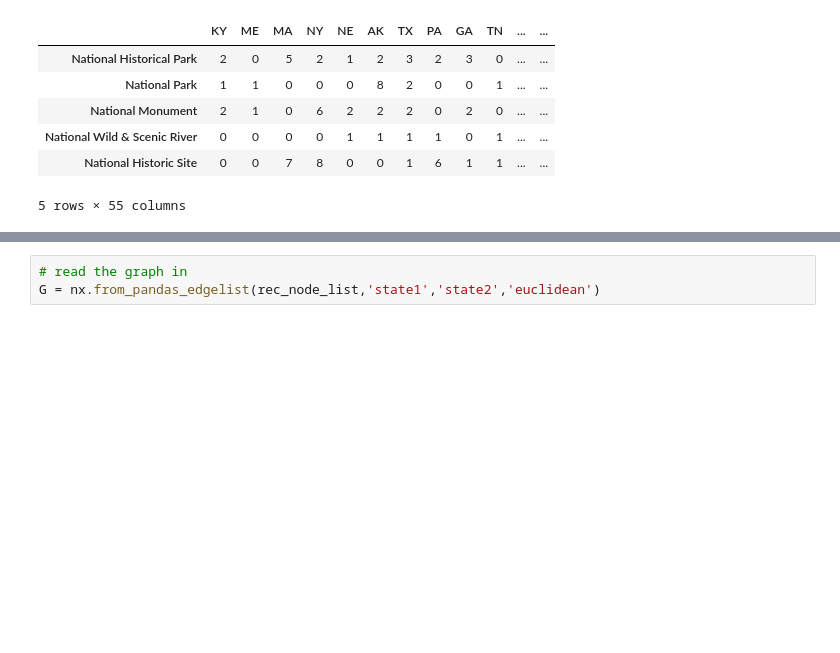
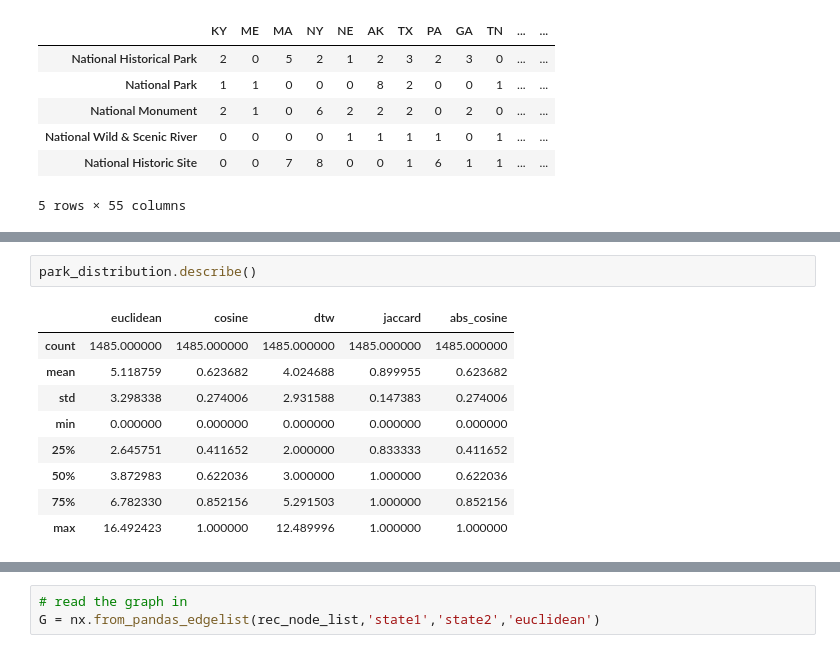
Before and after one commit to scmcqueen/NationalParksDataMining, a Jupyter notebook: state_similarity.ipynb, the cells around one changed output, grey strips where cells are left out. Cells and saved outputs as stored; diff of their text form; blank space fills up the shorter version.

```diff
--- a/state_similarity.ipynb
+++ b/state_similarity.ipynb
@@ -524,0 +563,12 @@ visit_data.groupby(['Region','state_2','ParkType'])[['ParkName']].nunique()
+# %%
+park_distribution.describe()
+# %% [output]
+|  | euclidean | cosine | dtw | jaccard | abs_cosine |
+| count | 1485.000000 | 1485.000000 | 1485.000000 | 1485.000000 | 1485.000000 |
+| mean | 5.118759 | 0.623682 | 4.024688 | 0.899955 | 0.623682 |
+| std | 3.298338 | 0.274006 | 2.931588 | 0.147383 | 0.274006 |
+| min | 0.000000 | 0.000000 | 0.000000 | 0.000000 | 0.000000 |
+| 25% | 2.645751 | 0.411652 | 2.000000 | 0.833333 | 0.411652 |
+| 50% | 3.872983 | 0.622036 | 3.000000 | 1.000000 | 0.622036 |
+| 75% | 6.782330 | 0.852156 | 5.291503 | 1.000000 | 0.852156 |
+| max | 16.492423 | 1.000000 | 12.489996 | 1.000000 | 1.000000 |
```
Also changed, not shown: parts of 14 cells of this notebook.
